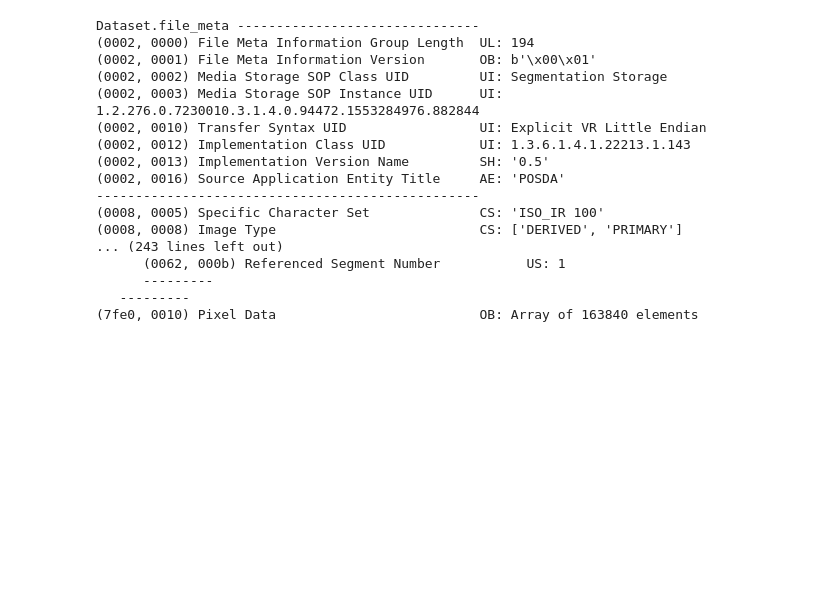
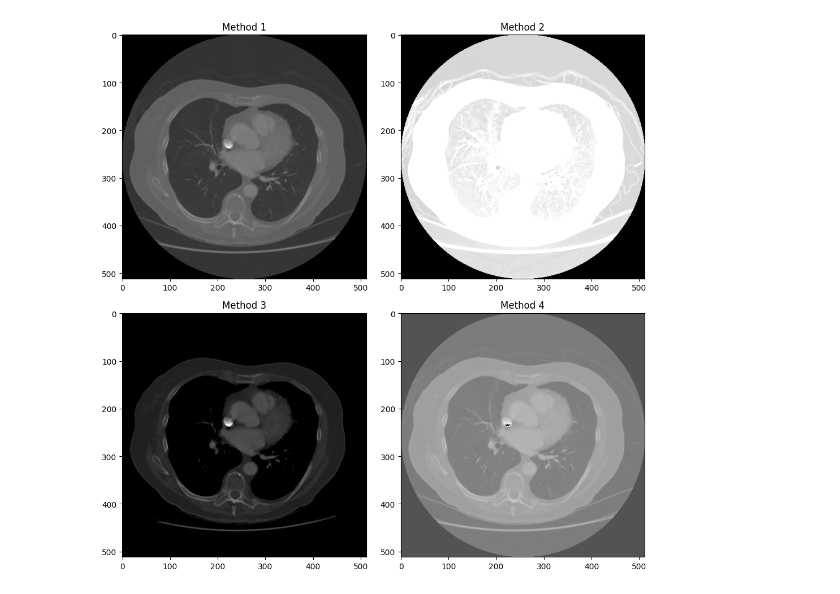
Before and after one commit to achen632/ITRI-LungCancer, a Jupyter notebook: lung_cancer_notebook.ipynb, the cells around one changed output. Drawn from its saved outputs; the diff is of its cells as text; code cells hidden in the pictures; blank space fills up the shorter version.

```diff
--- a/lung_cancer_notebook.ipynb
+++ b/lung_cancer_notebook.ipynb
@@ -1,26 +0,0 @@
-# %%
-from pydicom import dcmread
-
-path = 'data/3000581.000000-Segmentation of Nodule 1 - Annotation Nodule 001-82843/1-1.dcm'
-# path = 'data/3000580.000000-NA-73630/1-001.dcm'
-with open(path, 'rb') as infile:
-    ds = dcmread(infile)
-ds
-# %% [output]
-Dataset.file_meta -------------------------------
-(0002, 0000) File Meta Information Group Length  UL: 194
-(0002, 0001) File Meta Information Version       OB: b'\x00\x01'
-(0002, 0002) Media Storage SOP Class UID         UI: Segmentation Storage
-(0002, 0003) Media Storage SOP Instance UID      UI: 1.2.276.0.7230010.3.1.4.0.94472.1553284976.882844
-(0002, 0010) Transfer Syntax UID                 UI: Explicit VR Little Endian
-(0002, 0012) Implementation Class UID            UI: 1.3.6.1.4.1.22213.1.143
-(0002, 0013) Implementation Version Name         SH: '0.5'
-(0002, 0016) Source Application Entity Title     AE: 'POSDA'
--------------------------------------------------
-(0008, 0005) Specific Character Set              CS: 'ISO_IR 100'
-(0008, 0008) Image Type                          CS: ['DERIVED', 'PRIMARY']
-... (243 lines left out)
-      (0062, 000b) Referenced Segment Number           US: 1
-      ---------
-   ---------
-(7fe0, 0010) Pixel Data                          OB: Array of 163840 elements
@@ -26,0 +48,33 @@ Dataset.file_meta -------------------------------
+# %%
+# Path to your DICOM file
+base_path = r'C:/Users/Andrew Chen/Desktop/ITRI/ITRI-Cancer/code/data/LIDC-IDRI/LIDC-IDRI-0001'
+subfolder = '01-01-2000-NA-NA-30178/3000566.000000-NA-03192'
+dcm_file = '1-061.dcm'
+
+# Join them using os.path.join
+dicom_file_path = base_path + '/' + subfolder + '/' + dcm_file
+
+# Process image using functions
+img1 = process_single_img(dicom_file_path)
+img2 = process_single_img1(dicom_file_path)
+img3 = process_single_img2(dicom_file_path)
+img4 = process_single_img3(dicom_file_path)
+
+# Show all three at once
+plt.figure(figsize=(10, 10))
+plt.subplot(2, 2, 1)
+plt.imshow(img1, cmap='gray')
+plt.title('Method 1')
+plt.subplot(2, 2, 2)
+plt.imshow(img2, cmap='gray')
+plt.title('Method 2')
+plt.subplot(2, 2, 3)
+plt.imshow(img3, cmap='gray')
+plt.title('Method 3')
+plt.subplot(2, 2, 4)
+plt.imshow(img4, cmap='gray')
+plt.title('Method 4')
+plt.tight_layout()
+# plt.show()
+# %% [output]
+[figure, added]
```
Also changed, not shown: parts of 3 cells of this notebook.
